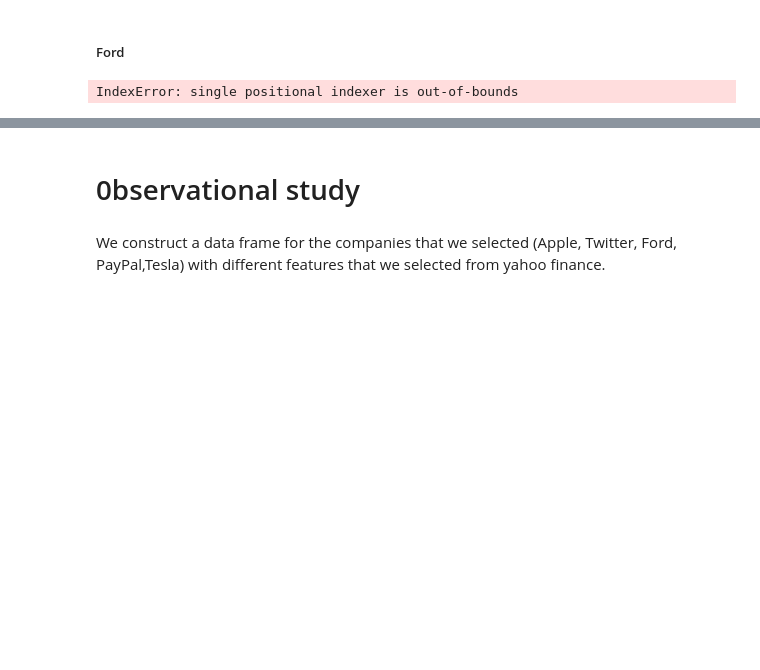
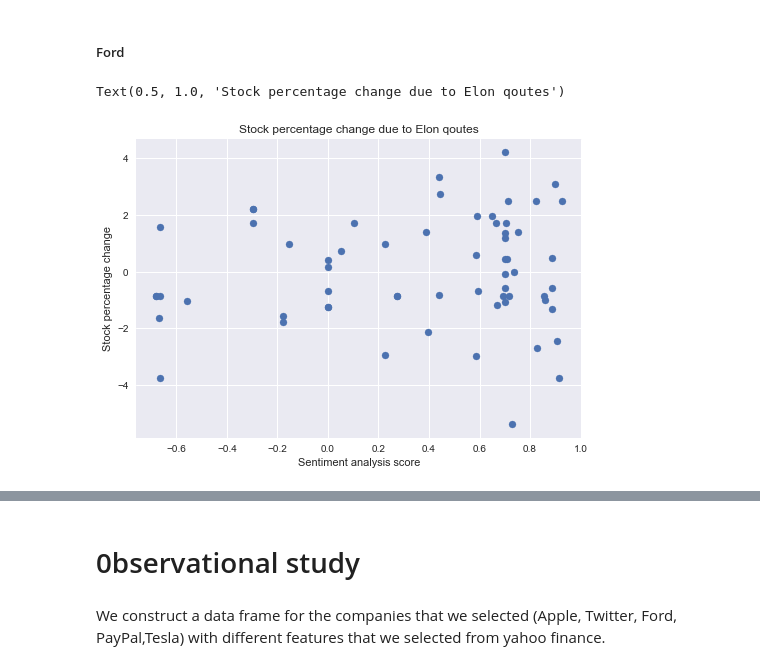
Before and after one commit to LobsterChampage/ada-2021-project-madagascar, a Jupyter notebook: Main.ipynb, the cells around one changed output, grey strips where cells are left out. Cells and saved outputs as stored; diff of their text form; code cells hidden in the pictures; blank space fills up the shorter version.

```diff
--- a/Main.ipynb
+++ b/Main.ipynb
@@ -186,11 +235,9 @@ elon_org_df_sentiment
 # %% [markdown]
 ##### Ford
 # %%
-Ford_comp = elon_org_df[elon_org_df['ORG'] == 'Ford']
+Ford_comp = elon_org_df_sentiment[elon_org_df_sentiment['ORG'] == 'Ford']
 # %%
 from financials import get_perc_change_array
 Ford_perc_change = get_perc_change_array(Ford_comp)
 # %%
 Ford_scores = Ford_comp.iloc[:,7]
-# %% [output]
-IndexError: single positional indexer is out-of-bounds
@@ -198,0 +244,8 @@ plt.scatter(Ford_scores,Ford_perc_change)
+# %%
+plt.scatter(Ford_scores,Ford_perc_change)
+plt.xlabel('Sentiment analysis score')
+plt.ylabel('Stock percentage change')
+plt.title('Stock percentage change due to Elon qoutes')
+# %% [output]
+Text(0.5, 1.0, 'Stock percentage change due to Elon qoutes')
+[figure, added]
```
Also changed, not shown: parts of 25 cells of this notebook.
